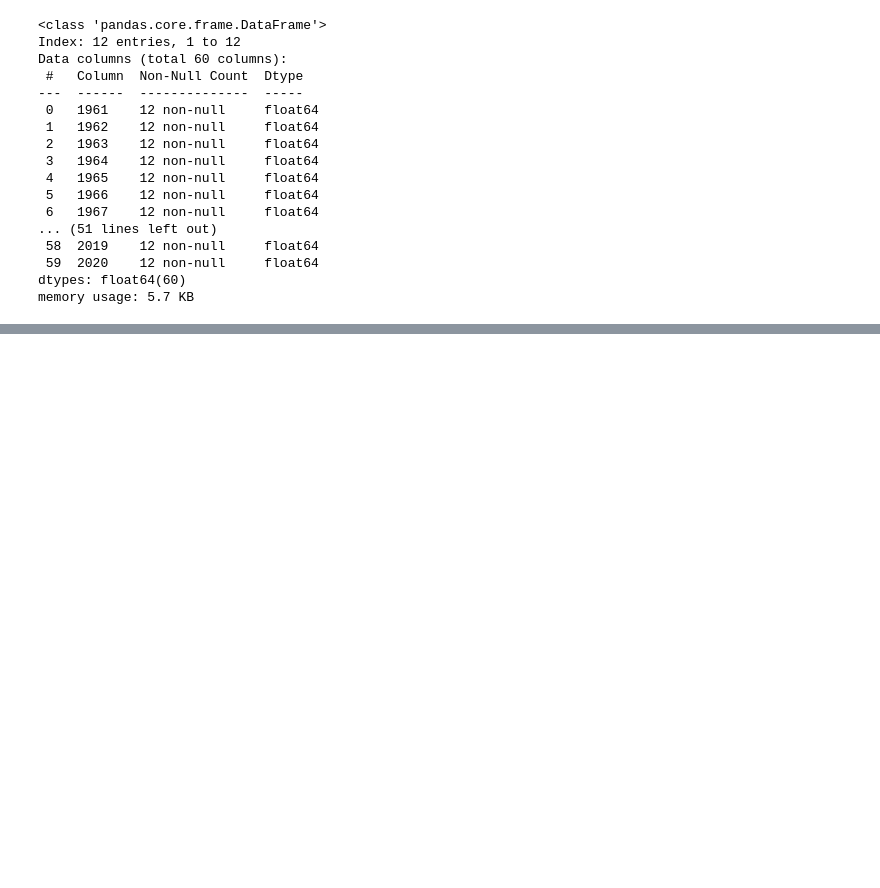
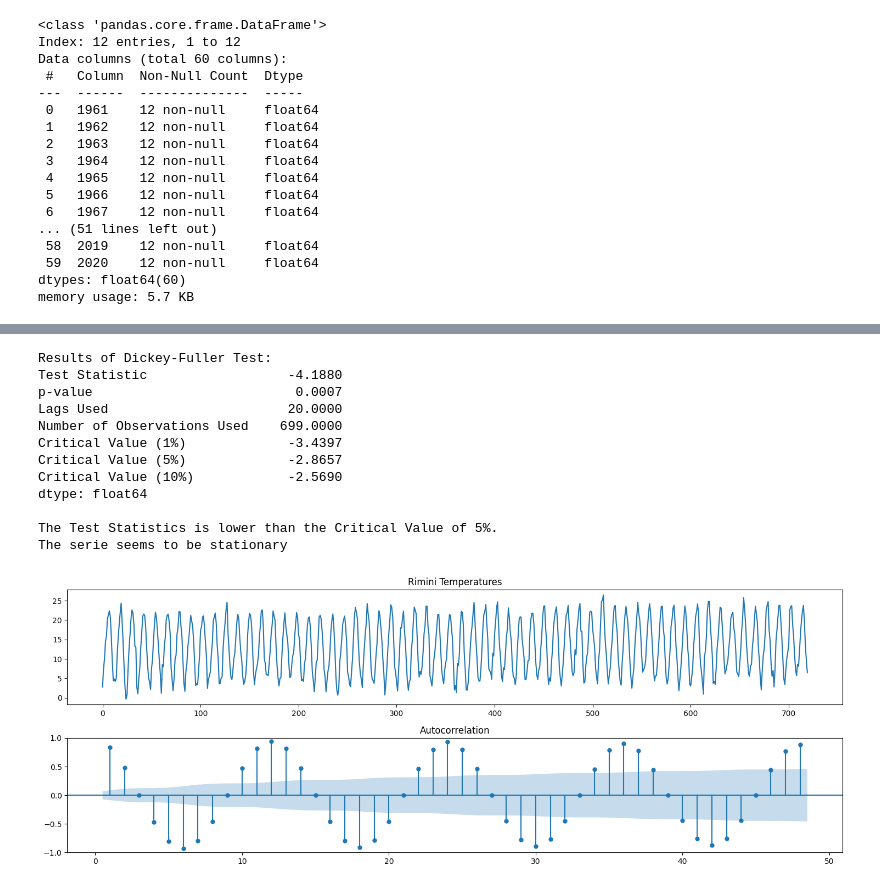
Before and after one commit to simonefontanella/op-anal, a Jupyter notebook: climate_change.ipynb, the cells around one changed output, grey strips where cells are left out. Cells and saved outputs as stored; diff of their text form; code cells hidden in the pictures; blank space fills up the shorter version.

```diff
--- a/climate_change.ipynb
+++ b/climate_change.ipynb
@@ -91,0 +210,5 @@ month_seas_mean
+# %%
+# prima di procedere con il training dei modelli aggreghiamo i dati per mese tramite media
+group_df = data.groupby(["year", "month"])["temp"].mean().reset_index(name ='temp')
+group_df
+print(group_df)
@@ -91,0 +230,49 @@ month_seas_mean
+# %%
+from statsmodels.graphics.tsaplots import plot_acf
+from statsmodels.tsa.stattools import adfuller
+import math
+def check_stationarity(y, lags_plots=48, figsize=(22,8)):
+    "Use Series as parameter"
+
+    # Creating plots of the DF
+    y = pd.Series(y)
+    fig = plt.figure()
+
+    ax1 = plt.subplot2grid((3, 3), (0, 0), colspan=2)
+    ax2 = plt.subplot2grid((3, 3), (1, 0), colspan=2)
+    y.plot(ax=ax1, figsize=figsize)
+    ax1.set_title('Rimini Temperatures')
+    plot_acf(x= y, lags=lags_plots, zero=False, ax=ax2);
+
+    plt.tight_layout()
+
+    print('Results of Dickey-Fuller Test:')
+    adfinput = adfuller(y)
+    adftest = pd.Series(adfinput[0:4], index=['Test Statistic','p-value','Lags Used','Number of Observations Used'])
+    adftest = round(adftest,4)
+
+    for key, value in adfinput[4].items():
+        adftest["Critical Value (%s)"%key] = value.round(4)
+
+    print(adftest)
+
+    if adftest[0].round(2) < adftest[5].round(2):
+        print('\nThe Test Statistics is lower than the Critical Value of 5%.\nThe serie seems to be stationary')
+    else:
+        print("\nThe Test Statistics is higher than the Critical Value of 5%.\nThe serie isn't stationary")
+# %%
+check_stationarity(group_df["temp"])
+# %% [output]
+Results of Dickey-Fuller Test:
+Test Statistic                  -4.1880
+p-value                          0.0007
+Lags Used                       20.0000
+Number of Observations Used    699.0000
+Critical Value (1%)             -3.4397
+Critical Value (5%)             -2.8657
+Critical Value (10%)            -2.5690
+dtype: float64
+
+The Test Statistics is lower than the Critical Value of 5%.
+The serie seems to be stationary
+[figure, added]
```
Also changed, not shown: parts of 43 cells of this notebook, 1 other file.
